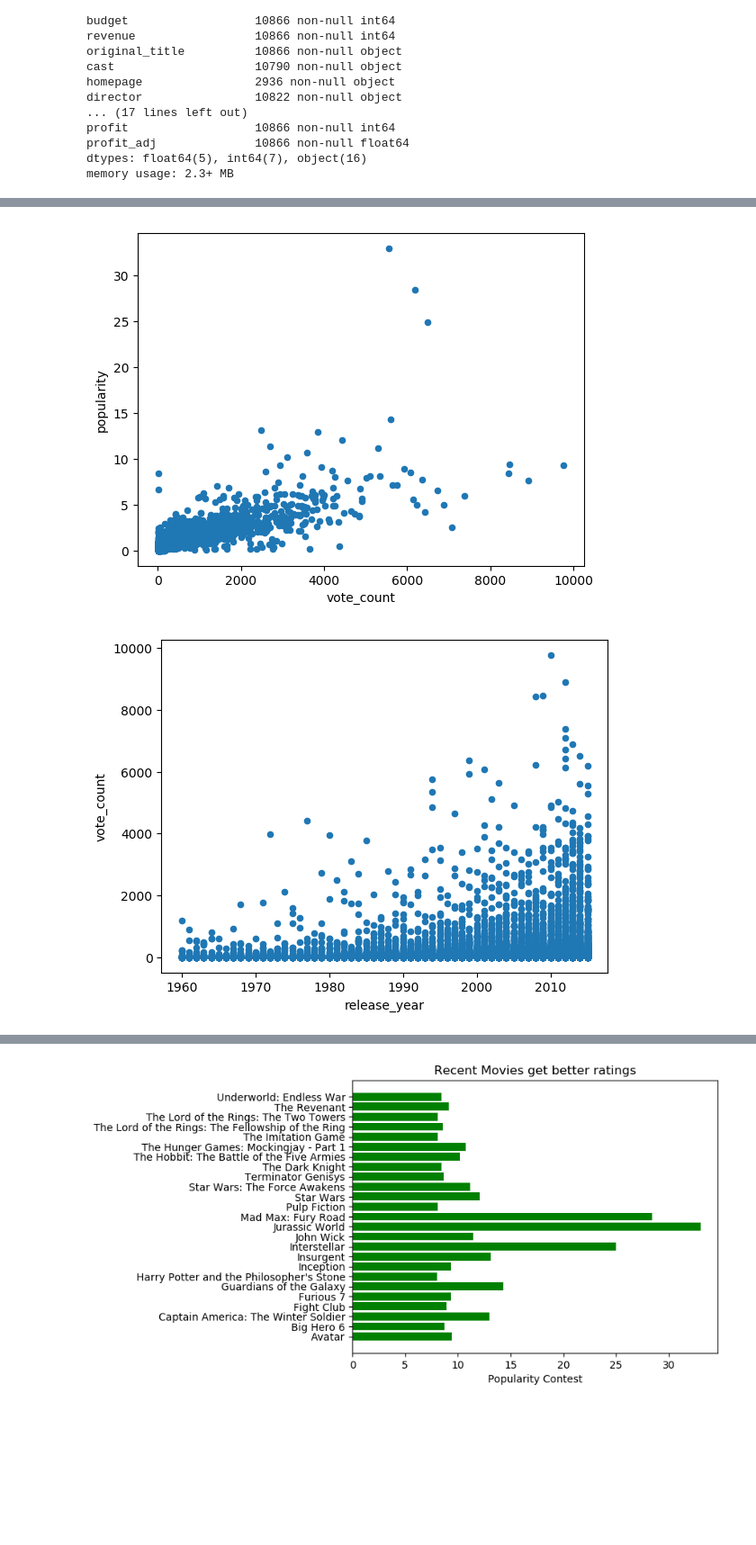
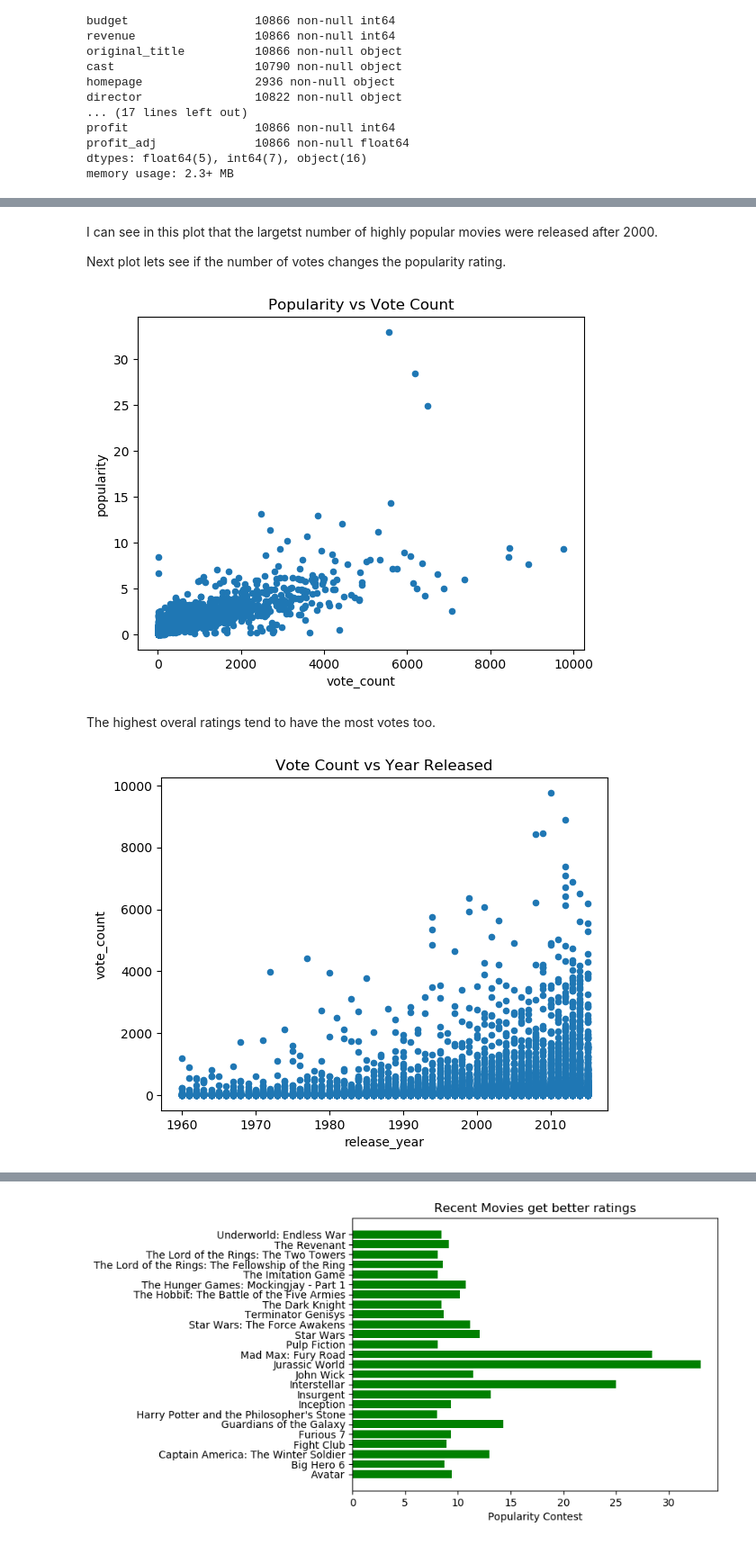
Before and after one commit to 2vcps/tmdb_udacity, a Jupyter notebook: movie_database_analysis.ipynb, the cells around one changed output, grey strips where cells are left out. Shown at 90% size. Saved outputs shown, nothing was run; the diff lists cells and outputs as text; code cells hidden in the pictures; blank space fills up the shorter version.

```diff
--- a/movie_database_analysis.ipynb
+++ b/movie_database_analysis.ipynb
@@ -342,11 +358,17 @@ clean_movie_df.plot.scatter(x='release_year', y='popularity');
+# %% [markdown]
+I can see in this plot that the largetst number of highly popular movies were released after 2000.
+
+Next plot lets see if the number of votes changes the popularity rating.
 # %%
-clean_movie_df.plot.scatter(x='vote_count', y='popularity');
+clean_movie_df.plot.scatter(x='vote_count', y='popularity', title='Popularity vs Vote Count');
 # %% [output]
-[figure, old version]
+[figure, new version]
+# %% [markdown]
+The highest overal ratings tend to have the most votes too.
 # %%
-clean_movie_df.plot.scatter(y='vote_count', x='release_year');
+clean_movie_df.plot.scatter(y='vote_count', x='release_year', title='Vote Count vs Year Released');
 # %% [output]
-[figure, old version]
+[figure, new version]
 # %% [markdown]
 ### What did I learn here?
 I looking close I can see the number of votes heavily weighted the results for movies released post year 2000. It is safe to say people are more likely to rate a movie the just watched via the internet site than to spend to time to review a movie they watched many years ago.
```
Also changed, not shown: parts of 16 cells of this notebook, 13 other files.
